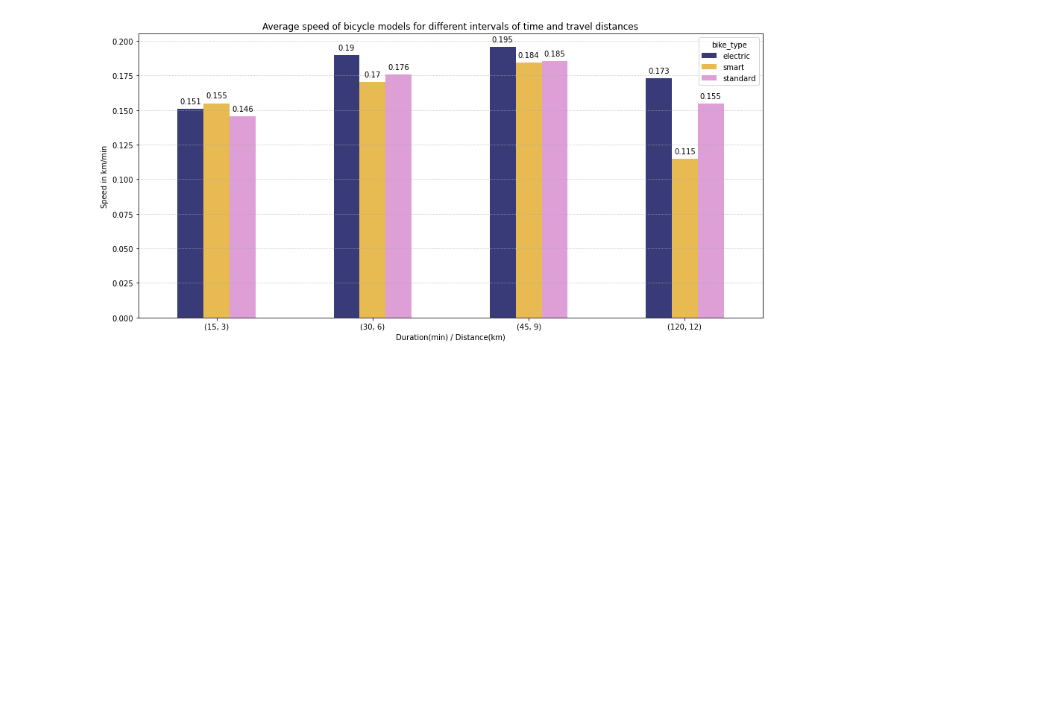
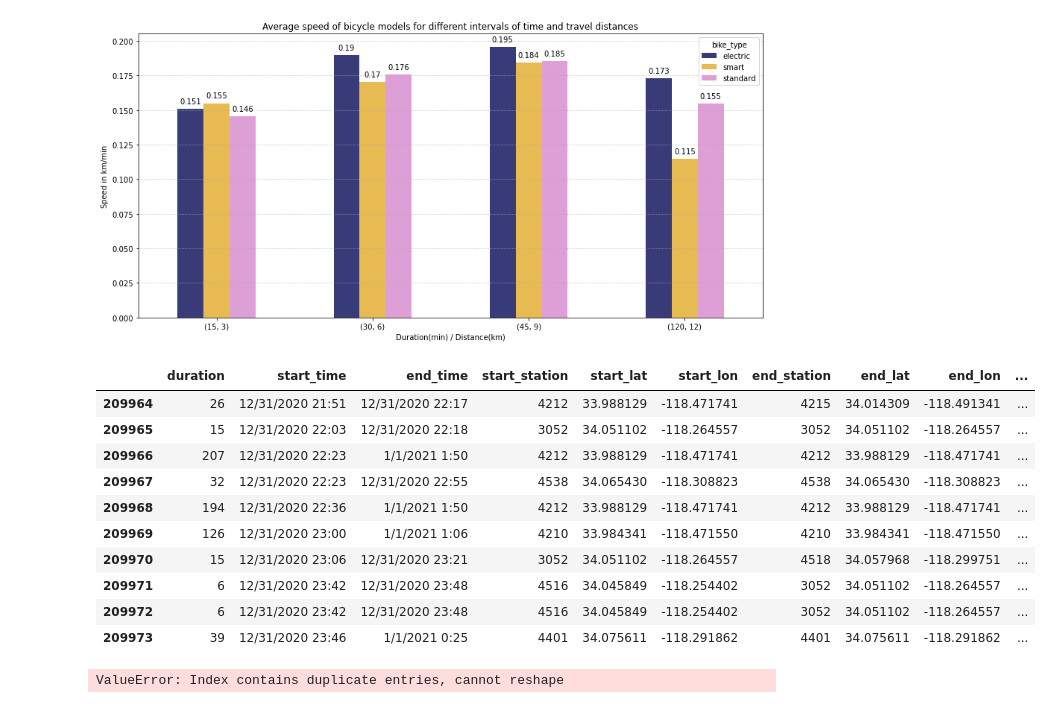
Before and after one commit to jvcanavarro/MetroBike, a Jupyter notebook: main.ipynb, the cells around one changed output. Cells and saved outputs as stored; diff of their text form; code cells hidden in the pictures; blank space fills up the shorter version.

```diff
--- a/main.ipynb
+++ b/main.ipynb
@@ -188,10 +143,30 @@ def normalize_by_group(df, group):
 # %%
-# Ignore rides that end at same station
-group = ['start_station', 'end_station']
-# Create frequency matrix of start-end stations
-stations = df.loc[df.start_station != df.end_station].groupby(group).size()
-# stations.apply(lambda x: print(x))
-# stations.loc[3005]
-# for index in stations.index[:4]:
-#     print(index)
-# stations.index
+# Ignore rides that end at same station and calculate total ocurrences by each ride
+group = ['start_station', 'end_station', 'distance']
+stations = df.loc[df.start_station != df.end_station].groupby(group).size().reset_index(name='occurs')
+# Normalize weights by each group (i.e. each start_sta)
+stations['norm_rides'] = stations['occurs'] / stations.groupby('start_station')['occurs'].transform('sum')
+# stations.duplicated(subset=['distance']).tail(10)
+df.tail(10)
+# %% [output]
+|  | duration | start_time | end_time | start_station | start_lat | start_lon | end_station | end_lat | end_lon | ... |
+| 209964 | 26 | 12/31/2020 21:51 | 12/31/2020 22:17 | 4212 | 33.988129 | -118.471741 | 4215 | 34.014309 | -118.491341 | ... |
+| 209965 | 15 | 12/31/2020 22:03 | 12/31/2020 22:18 | 3052 | 34.051102 | -118.264557 | 3052 | 34.051102 | -118.264557 | ... |
+| 209966 | 207 | 12/31/2020 22:23 | 1/1/2021 1:50 | 4212 | 33.988129 | -118.471741 | 4212 | 33.988129 | -118.471741 | ... |
+| 209967 | 32 | 12/31/2020 22:23 | 12/31/2020 22:55 | 4538 | 34.065430 | -118.308823 | 4538 | 34.065430 | -118.308823 | ... |
+| 209968 | 194 | 12/31/2020 22:36 | 1/1/2021 1:50 | 4212 | 33.988129 | -118.471741 | 4212 | 33.988129 | -118.471741 | ... |
+| 209969 | 126 | 12/31/2020 23:00 | 1/1/2021 1:06 | 4210 | 33.984341 | -118.471550 | 4210 | 33.984341 | -118.471550 | ... |
+| 209970 | 15 | 12/31/2020 23:06 | 12/31/2020 23:21 | 3052 | 34.051102 | -118.264557 | 4518 | 34.057968 | -118.299751 | ... |
+| 209971 | 6 | 12/31/2020 23:42 | 12/31/2020 23:48 | 4516 | 34.045849 | -118.254402 | 3052 | 34.051102 | -118.264557 | ... |
+| 209972 | 6 | 12/31/2020 23:42 | 12/31/2020 23:48 | 4516 | 34.045849 | -118.254402 | 3052 | 34.051102 | -118.264557 | ... |
+| 209973 | 39 | 12/31/2020 23:46 | 1/1/2021 0:25 | 4401 | 34.075611 | -118.291862 | 4401 | 34.075611 | -118.291862 | ... |
+# %%
+# Pivot to create rides frequency matrix
+stations_pivot = stations.pivot(index='start_station', columns='end_station', values='norm_rides').fillna(0)
+
+# Melt to plot hexbin diagram
+# stations_melted = pd.melt(stations_pivot.reset_index(), id_vars=['start_station'])
+# stations_melted.end_station = pd.to_numeric(stations_melted['end_station'])
+# stations_melted.plot.hexbin(x="start_station", y="end_station", C="value", gridsize=30, figsize = (15, 10))
+# %% [output]
+ValueError: Index contains duplicate entries, cannot reshape
```
Also changed, not shown: parts of 9 cells of this notebook.
